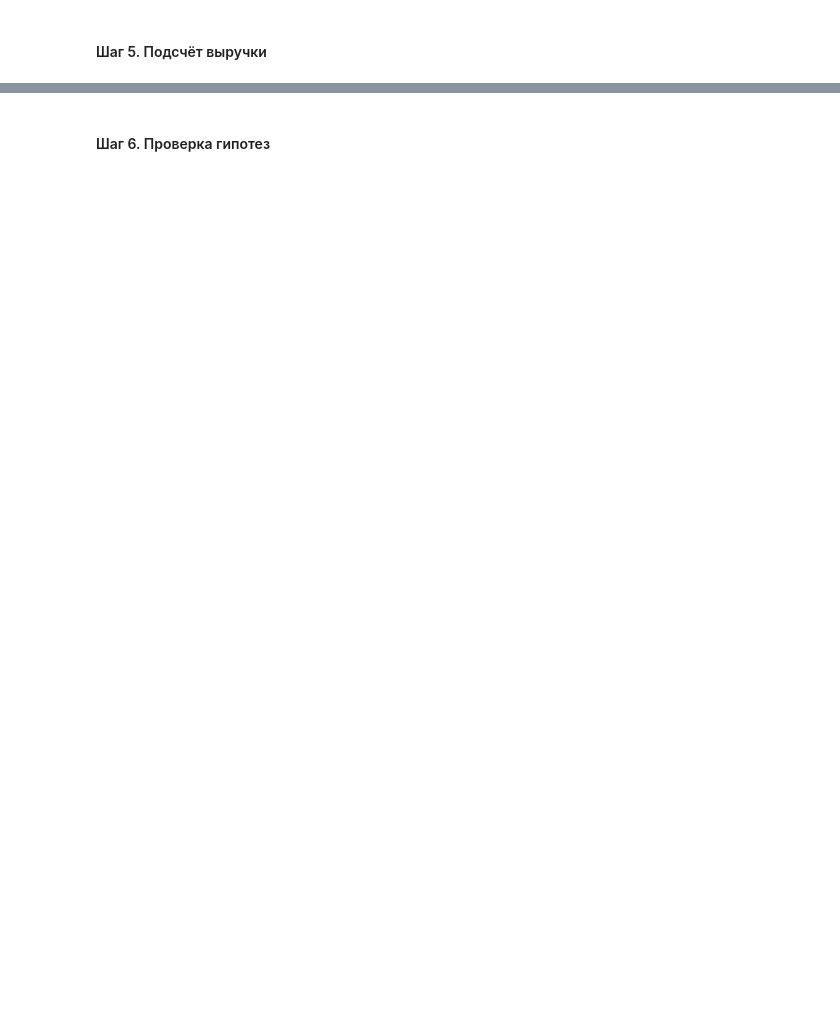
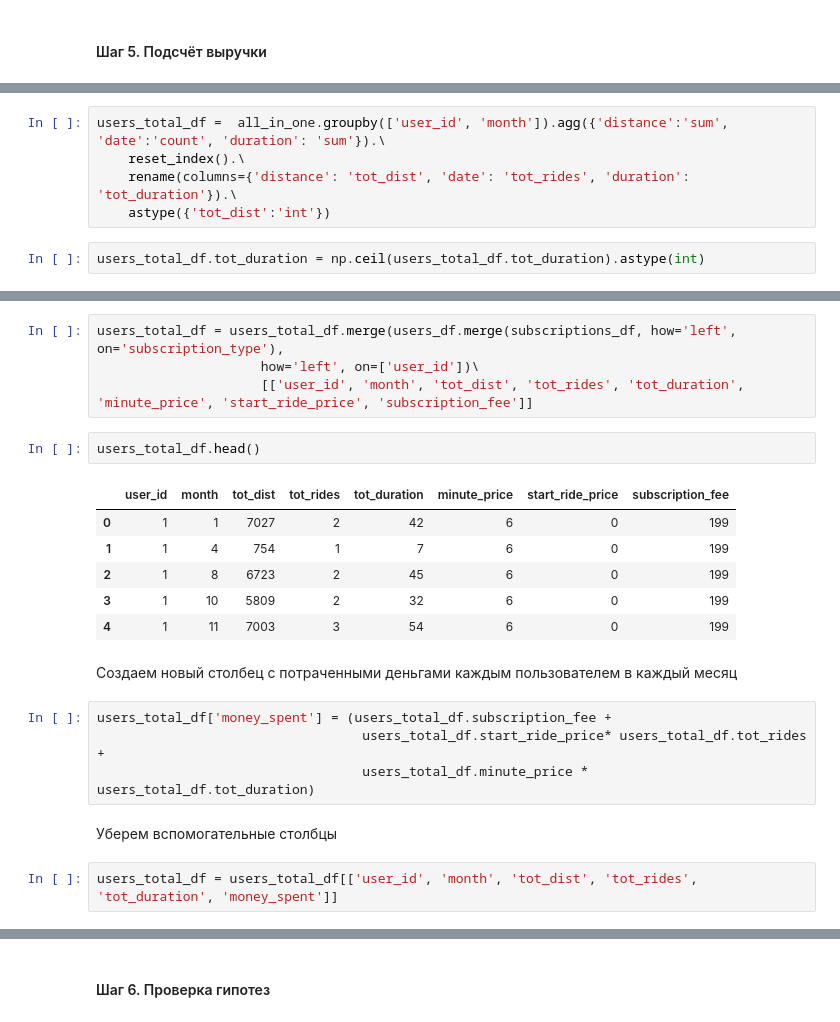
Before and after one commit to anthonypotekhin/studying, a Jupyter notebook: yandex_practicum/statistics_analysis_proj.ipynb, the cells around one changed output, grey strips where cells are left out. Saved outputs shown, nothing was run; the diff lists cells and outputs as text; blank space fills up the shorter version.

```diff
--- a/yandex_practicum/statistics_analysis_proj.ipynb
+++ b/yandex_practicum/statistics_analysis_proj.ipynb
@@ -437,0 +447,7 @@ without_subscriptions.duration.hist()
+# %%
+users_total_df =  all_in_one.groupby(['user_id', 'month']).agg({'distance':'sum', 'date':'count', 'duration': 'sum'}).\
+    reset_index().\
+    rename(columns={'distance': 'tot_dist', 'date': 'tot_rides', 'duration': 'tot_duration'}).\
+    astype({'tot_dist':'int'})
+# %%
+users_total_df.tot_duration = np.ceil(users_total_df.tot_duration).astype(int)
@@ -437,0 +477,23 @@ without_subscriptions.duration.hist()
+# %%
+users_total_df = users_total_df.merge(users_df.merge(subscriptions_df, how='left', on='subscription_type'),
+                     how='left', on=['user_id'])\
+                     [['user_id', 'month', 'tot_dist', 'tot_rides', 'tot_duration', 'minute_price', 'start_ride_price', 'subscription_fee']]
+# %%
+users_total_df.head()
+# %% [output]
+|  | user_id | month | tot_dist | tot_rides | tot_duration | minute_price | start_ride_price | subscription_fee |
+| 0 | 1 | 1 | 7027 | 2 | 42 | 6 | 0 | 199 |
+| 1 | 1 | 4 | 754 | 1 | 7 | 6 | 0 | 199 |
+| 2 | 1 | 8 | 6723 | 2 | 45 | 6 | 0 | 199 |
+| 3 | 1 | 10 | 5809 | 2 | 32 | 6 | 0 | 199 |
+| 4 | 1 | 11 | 7003 | 3 | 54 | 6 | 0 | 199 |
+# %% [markdown]
+Создаем новый столбец с потраченными деньгами каждым пользователем в каждый месяц
+# %%
+users_total_df['money_spent'] = (users_total_df.subscription_fee +
+                                  users_total_df.start_ride_price* users_total_df.tot_rides +
+                                  users_total_df.minute_price * users_total_df.tot_duration)
+# %% [markdown]
+Уберем вспомогательные столбцы
+# %%
+users_total_df = users_total_df[['user_id', 'month', 'tot_dist', 'tot_rides', 'tot_duration', 'money_spent']]
```
Also changed, not shown: parts of 20 cells of this notebook.
